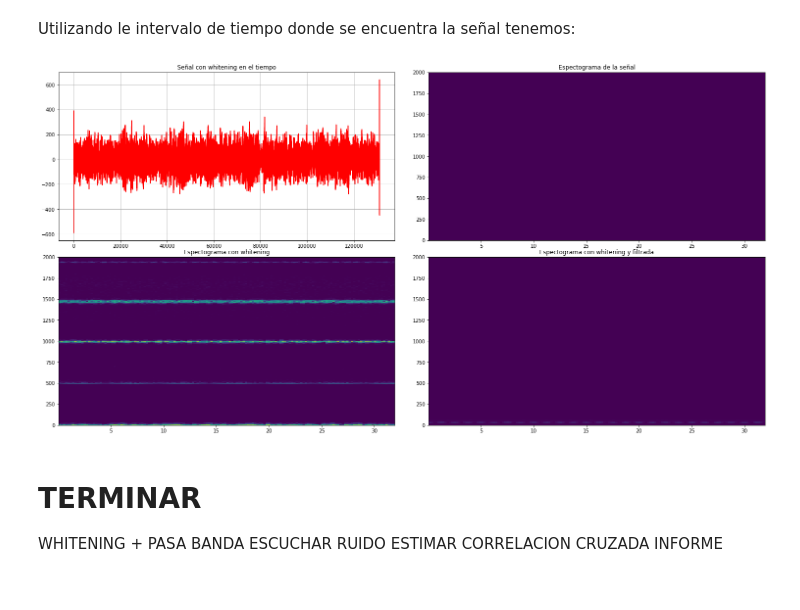
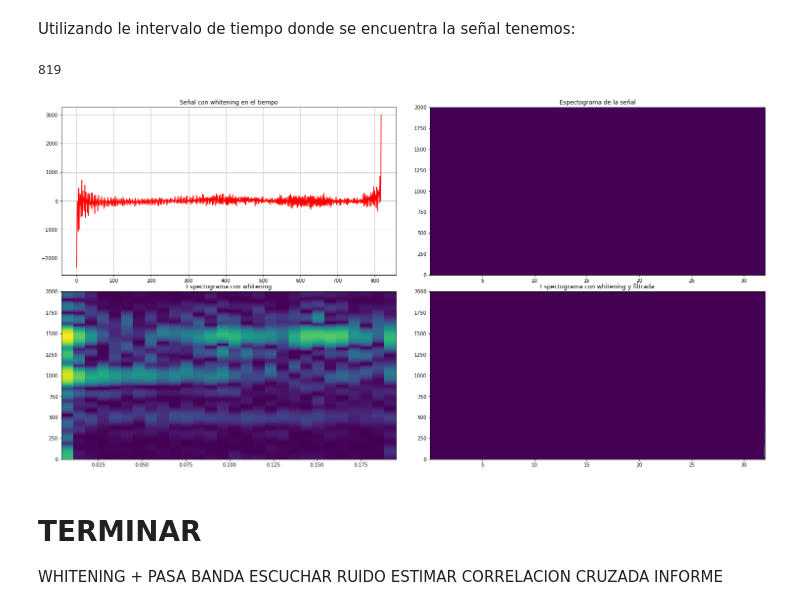
Before and after one commit to ManuMollon261297/PASA, a Jupyter notebook: TP1/code/pasa_tp1.ipynb, the cells around one changed output. Cells and saved outputs as stored; diff of their text form; code cells hidden in the pictures.

Commit message:
No estaria andando el whitening

```diff
--- a/TP1/code/pasa_tp1.ipynb
+++ b/TP1/code/pasa_tp1.ipynb
@@ -8,8 +8,8 @@ import matplotlib.pyplot as plt
 # %% [markdown]
 # Cargamos las señales
 # %%
-H1 = h5py.File('../data/H-H1_GWOSC_4KHZ_R1-1126259447-32.hdf5',  'r')
-L1 = h5py.File('../data/L-L1_GWOSC_4KHZ_R1-1126259447-32.hdf5',  'r')
+H1 = h5py.File('H-H1_GWOSC_4KHZ_R1-1126259447-32.hdf5',  'r')
+L1 = h5py.File('L-L1_GWOSC_4KHZ_R1-1126259447-32.hdf5',  'r')
 # %%
 print(list(H1.keys()))
 print(list(L1.keys()))
@@ -466,22 +486,26 @@ Por lo que al igual que para H1, se cumple que el ruido se comporta como estacio
 # %% [markdown]
 # Whitening
 # %%
+
 def whitening(data,psd,fs, filter=False):
     freqs = np.fft.rfftfreq(len(data),d=1/fs)
     dft = np.fft.rfft(data)
     whiteDft = dft / np.sqrt(psd)
+    white_ht = np.fft.irfft(whiteDft)
     if (filter):
-      start_index = (30*len(data))//fs
-      stop_index = (300*len(data))//fs
-      whiteDft[0:start_index] = 0
-      whiteDft[stop_index:] = 0
-    white_ht = np.fft.irfft(whiteDft)
+      bb, ab = signal.butter(4, [20.*2./fs, 300.*2./fs], btype='band')
+      strain_H1_whitenbp = signal.filtfilt(bb, ab, white_ht)
+      return strain_H1_whitenbp
+      #start_index = (30*len(data))//fs
+      #stop_index = (300*len(data))//fs
+      #whiteDft[0:start_index] = 0
+      #whiteDft[stop_index:] = 0
     return white_ht
 def AddSpectrogramPlot(nfft,nperseg,data,title,index,row=2,column=2,fs=4096):
  plt.subplot(row,column,index)
  plt.title(title)
  f,t,Pxx = signal.spectrogram(data, fs=fs, nperseg=nperseg, nfft=nfft, scaling='density', mode='psd')
- plt.pcolormesh(t, f, 10*np.log10(1+Pxx), cmap='viridis', shading='auto') #"gist_heat"
+ plt.pcolormesh(t, f, 10*np.log10(1+Pxx), cmap="viridis", shading='auto') #"gist_heat"
  plt.ylim(top=2000)
 # %%
 nperseg = 2**12
@@ -511,32 +541,36 @@ plt.show()
 # %% [markdown]
 Utilizando le intervalo de tiempo donde se encuentra la señal tenemos:
 # %%
-nperseg = 2**4
+nperseg = 2**12
 Nevent = 67264
 Nend = Nevent + int(200e-3*4096)
-psd_signal_h1 = welchBartlett(dataH1[Nevent:Nend], fs=4096, D=0, L=nperseg, k=int(200e-3*4096)//nperseg,
-                             window = signal.get_window('hann', nperseg), padding=len(dataH1)-nperseg)
-psd_signal_l1 = welchBartlett(dataL1[Nevent:Nend], fs=4096, D=0, L=nperseg, k=int(200e-3*4096)//nperseg,
-                             window = signal.get_window('hann', nperseg), padding=len(dataL1)-nperseg)
-whitened_signal_h1 = whitening(dataH1,psd_signal_h1,4096)
-whitened_signal_l1 = whitening(dataL1,psd_signal_l1,4096)
+print(len(dataH1[Nevent:Nend]))
+psd_noise_h1 = welchBartlett(dataH1[0:65536], fs=4096, D=0, L=nperseg, k=65536//nperseg, window = signal.get_window('hann', nperseg), padding=len(dataH1[Nevent:Nend])-nperseg)
+psd_noise_l1 = welchBartlett(dataL1[0:65536], fs=4096, D=0, L=nperseg, k=65536//nperseg, window = signal.get_window('hann', nperseg), padding=len(dataH1[Nevent:Nend])-nperseg)
+#psd_signal_h1 = welchBartlett(dataH1[Nevent:Nend], fs=4096, D=0, L=nperseg, k=int(200e-3*4096)//nperseg,
+#                             window = signal.get_window('hann', nperseg), padding=len(dataH1)-nperseg)
+#psd_signal_l1 = welchBartlett(dataL1[Nevent:Nend], fs=4096, D=0, L=nperseg, k=int(200e-3*4096)//nperseg,
+#                             window = signal.get_window('hann', nperseg), padding=len(dataL1)-nperseg)
+whitened_signal_h1 = whitening(dataH1[Nevent:Nend],psd_noise_h1,4096)
+whitened_signal_l1 = whitening(dataL1[Nevent:Nend],psd_noise_l1,4096)
 
 plt.figure(figsize=(20,10))
 plt.subplots_adjust(top = 1, bottom = 0, right = 1, left = 0, hspace = 0.1, wspace = 0.1)
 plt.subplot(221)
 plt.title("Señal con whitening en el tiempo")
 plt.plot(whitened_signal_h1,'r',label='H1')
 plt.grid(True)
 #original
-AddSpectrogramPlot(nfft=8192,nperseg=1024,data=dataH1,title="Espectograma de la señal",index=2)
+AddSpectrogramPlot(nfft=1024,nperseg=32,data=dataH1,title="Espectograma de la señal",index=2)
 #Whitening
-AddSpectrogramPlot(nfft=8192,nperseg=1024,data=whitened_signal_h1,title="Espectograma con whitening",index=3)
+AddSpectrogramPlot(nfft=1024,nperseg=32,data=whitened_signal_h1,title="Espectograma con whitening",index=3)
 #Whitening y filtrada
 filtered_signal_h1 = whitening(dataH1,psd_signal_h1,4096,filter=True)
-AddSpectrogramPlot(nfft=8192,nperseg=1024,data=filtered_signal_h1,title="Espectograma con whitening y filtrada",index=4)
+AddSpectrogramPlot(nfft=1024,nperseg=32,data=filtered_signal_h1,title="Espectograma con whitening y filtrada",index=4)
 plt.show()
 # %% [output]
+819
-[figure, old version]
+[figure, new version]
 # %% [markdown]
 # TERMINAR
 WHITENING + PASA BANDA
```
Also changed, not shown: parts of 11 cells of this notebook.
